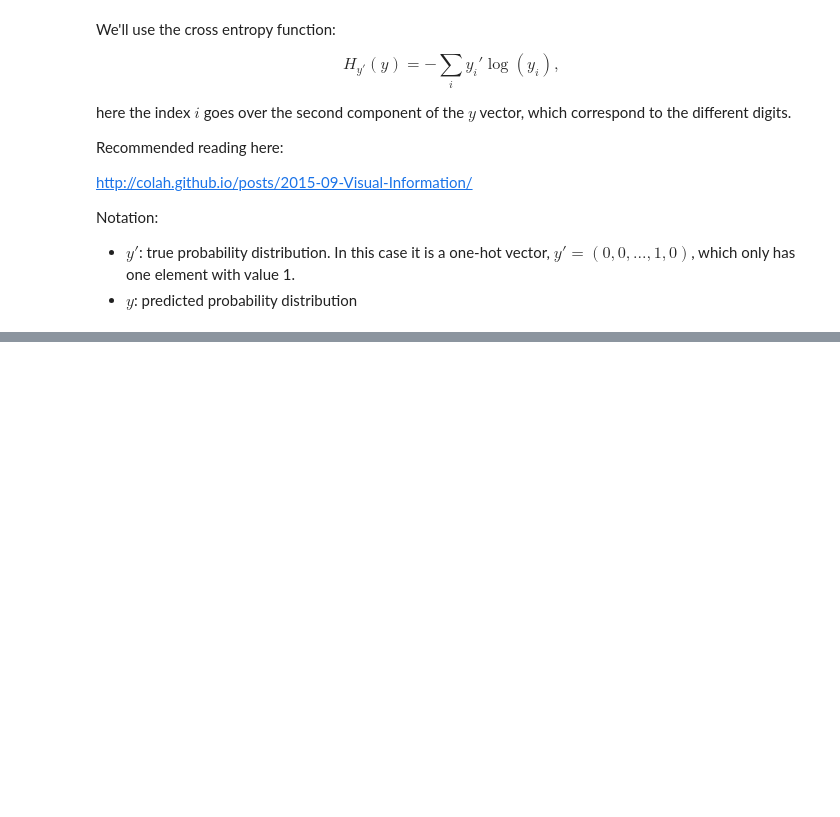
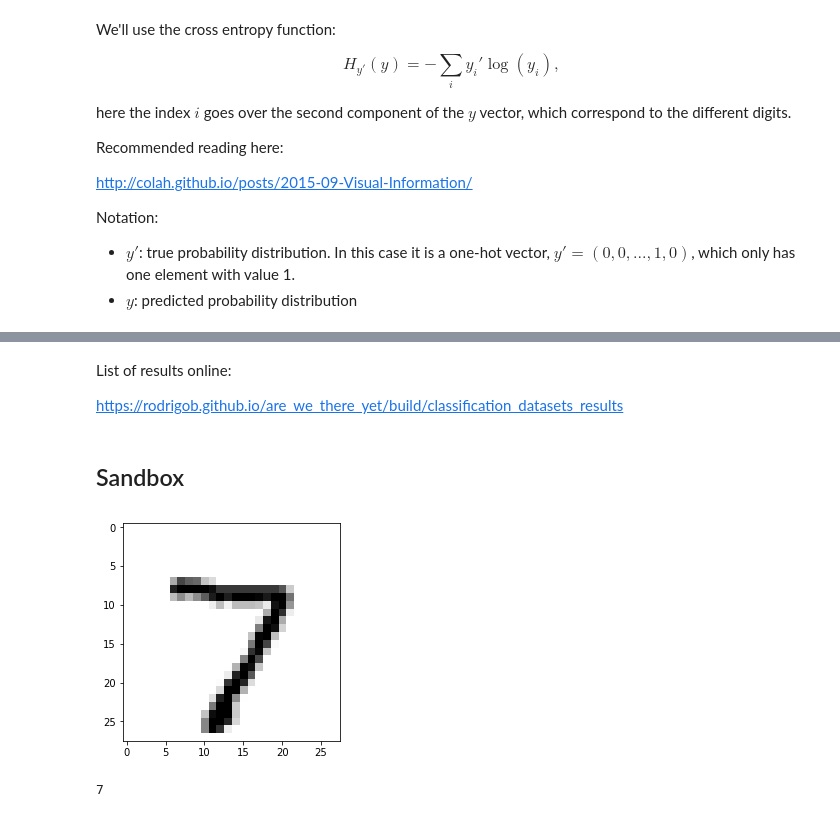
Before and after one commit to denglert/machine-learning-sandbox, a Jupyter notebook: tensorflow/MNIST_tutorial.ipynb, the cells around one changed output, grey strips where cells are left out. Cells and saved outputs as stored; diff of their text form; code cells hidden in the pictures; blank space fills up the shorter version.

Commit message:
Managed to get predictions for individual images.

```diff
--- a/tensorflow/MNIST_tutorial.ipynb
+++ b/tensorflow/MNIST_tutorial.ipynb
@@ -25,4 +26,5 @@ Extracting MNIST_data/t10k-labels-idx1-ubyte.gz
 # %% [markdown]
 Some examples
 # %%
-plt.imshow((mnist.train.images[0]).reshape([28,28]), cmap='gray_r');
+def showimg(img):
+    plt.imshow((img).reshape([28,28]), cmap='gray_r');
@@ -114,0 +137,6 @@ Questions:
+# %% [markdown]
+List of results online:
+
+https://rodrigob.github.io/are_we_there_yet/build/classification_datasets_results
+# %% [markdown]
+## Sandbox
@@ -114,0 +151,8 @@ Questions:
+# %%
+showimg(mnist.test.images[0])
+# %% [output]
+[figure, added]
+# %%
+getdigit(mnist.test.labels[0])
+# %% [output]
+7
```
Also changed, not shown: parts of 29 cells of this notebook.
